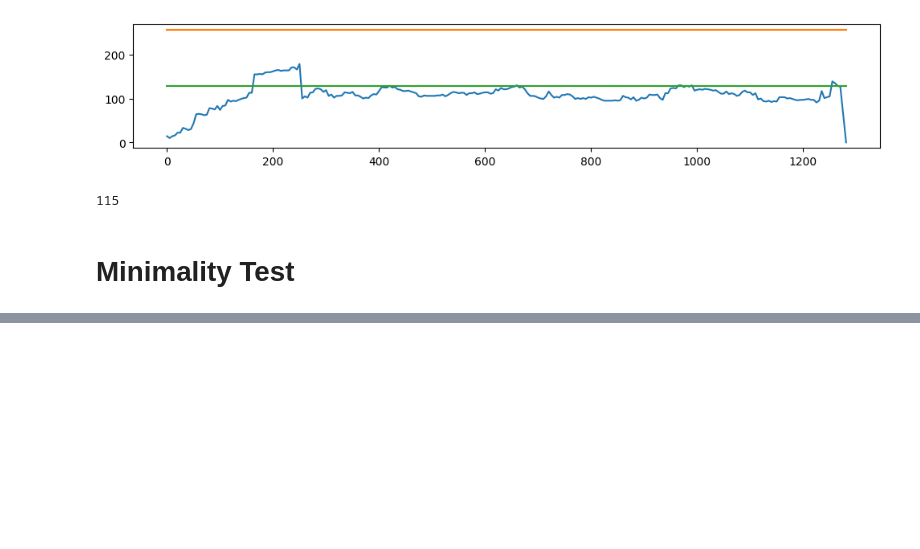
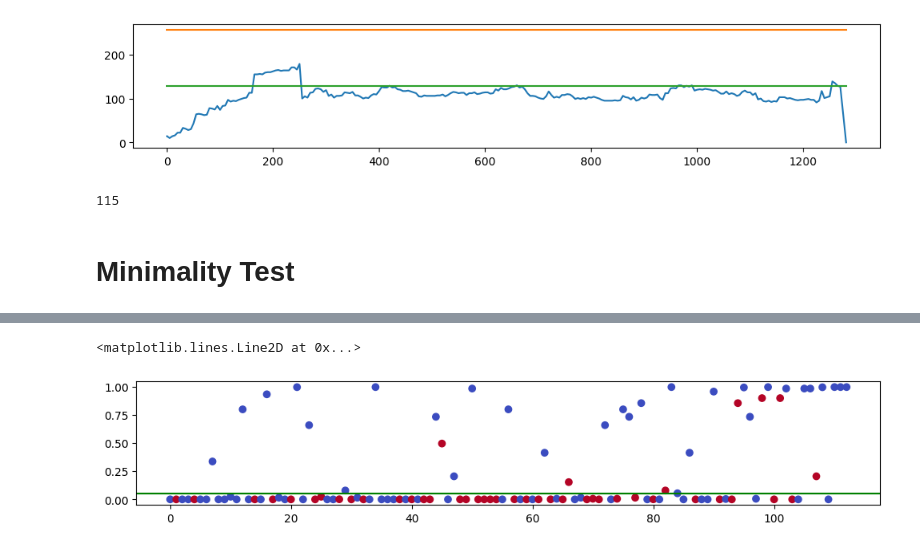
Before and after one commit to oliveradk/elk-experiments, a Jupyter notebook: notebooks/hypothesis_tests.ipynb, the cells around one changed output, grey strips where cells are left out. Cells and saved outputs as stored; diff of their text form; code cells hidden in the pictures; blank space fills up the shorter version.

Commit message:
minimality tests with plots

```diff
--- a/notebooks/hypothesis_tests.ipynb
+++ b/notebooks/hypothesis_tests.ipynb
@@ -230,9 +230,9 @@ attribution_scores = mask_gradient_prune_scores(
     official_edges=None,
     grad_function=grad_function,
     answer_function=answer_function,
-    mask_val=0.0,
+    mask_val=None,
     ablation_type=AblationType.RESAMPLE,
-    integrated_grad_samples=None, # 10 1 for debugging
+    integrated_grad_samples=10, # 10 1 for debugging
     clean_corrupt="corrupt"
 )
 # %% [output]
@@ -546,7 +542,7 @@ edges_mod_and_idx: list[tuple[str, torch.Tensor]] = []
 threshold = prune_scores_threshold(attribution_scores, min_equiv)
 for dest_mod_name, scores in attribution_scores.items():
     # print(dest_mod_name)
-    for edge_idx in torch.nonzero(scores > threshold):
+    for edge_idx in torch.nonzero(torch.abs(scores) > threshold):
         # print(scores.shape, edge_idx, scores.type)
         edges_mod_and_idx.append((dest_mod_name, edge_idx, scores[tuple(edge_idx)]))
 edges_mod_and_idx.sort(key=lambda x: abs(x[2]))
@@ -560,7 +556,7 @@ from scipy.stats import binom
 def join_values(d: Dict[Any, Dict]):
     return {k: v for sub_d in d.values() for k, v in sub_d.items()}
 
-dataloader = task.train_loader
+dataloader = task.test_loader
 
 # compute circuits out with min_equiv
 circuit_out = dict(run_circuits(
@@ -576,7 +572,7 @@ threshold = prune_scores_threshold(desc_prune_scores(attribution_scores), min_eq
 
 # iterate over all edges
 minimality_scores = []
-for dest_mod_name, edge_idx, score in tqdm(edges_mod_and_idx[:2]):
+for dest_mod_name, edge_idx, score in tqdm(edges_mod_and_idx):
     # ablate edge and run
     prune_scores_ablated = deepcopy(attribution_scores)
     prune_scores_ablated[dest_mod_name][tuple(edge_idx)] = 0.0
@@ -632,6 +628,7 @@ for dest_mod_name, edge_idx, score in tqdm(edges_mod_and_idx[:2]):
     # compute statistics
     n = 0
     num_edge_score_gt_ref = 0
+    total_diff = 0
     for batch in dataloader:
         bs = batch.clean.size(0)
         # compute frequency diff between full circuit and ablated edge is greater than inflated circuit - ablated circuit
@@ -645,12 +642,14 @@ for dest_mod_name, edge_idx, score in tqdm(edges_mod_and_idx[:2]):
         circ_out_inflated_logit_diff = logit_sum_diff(circ_out_inflated, batch)
         circ_out_inflated_ablated_logit_diff = logit_sum_diff(circ_out_ablated_paths, batch)
 
-        num_edge_score_gt_ref += torch.sum(
-            torch.abs(circ_out_logit_diff - circ_out_ablated_logit_diff) > torch.abs(circ_out_inflated_logit_diff - circ_out_inflated_ablated_logit_diff)
-        ).item()
+        circ_diff = torch.abs(circ_out_logit_diff - circ_out_ablated_logit_diff)
+        circ_inflated_diff = torch.abs(circ_out_inflated_logit_diff - circ_out_inflated_ablated_logit_diff)
+        num_edge_score_gt_ref += torch.sum(circ_diff > circ_inflated_diff).item()
+        # incremental average
+        total_diff += circ_diff.sum().item()
         n += bs
 
     p_value = binom.cdf(num_edge_score_gt_ref, n, q_star)
-    minimality_scores.append((num_edge_score_gt_ref, p_value))
+    minimality_scores.append((num_edge_score_gt_ref, p_value, total_diff / n))
 minimality_scores
 # %% [output]
@@ -657,0 +675,13 @@ minimality_scores
+# %%
+# plot p values as scatter plot
+import matplotlib.pyplot as plt
+
+fig, ax = plt.subplots(figsize=(12, 2))
+p_values = [score[1] for score in minimality_scores]
+neg_edge = [(edge[2].detach().cpu().numpy() < 0) for edge in edges_mod_and_idx]
+ax.scatter(range(len(p_values)), p_values, c=neg_edge, cmap='coolwarm')
+# plot alpha line
+ax.axhline(y=0.05, color='g', linestyle='-')
+# %% [output]
+<matplotlib.lines.Line2D at 0x...>
+[figure, added]
```
Also changed, not shown: parts of 6 cells of this notebook.
